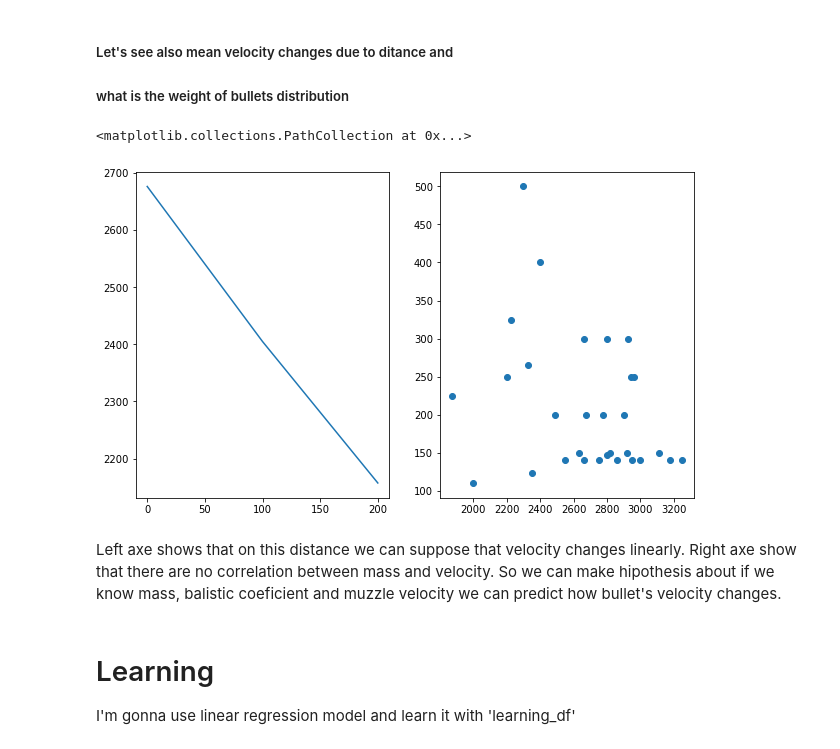
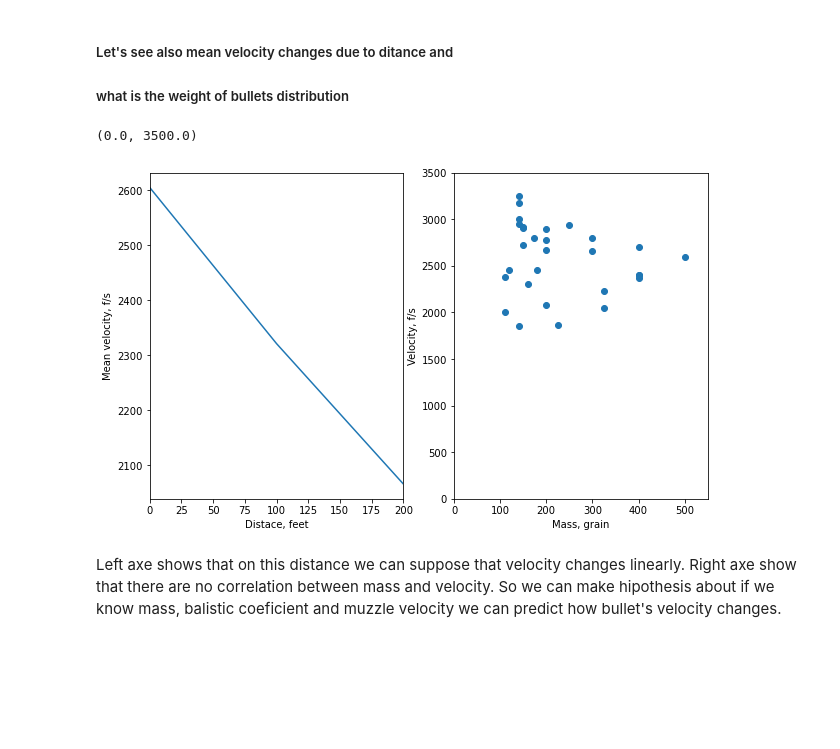
Before and after one commit to OstapVando/BALISTICS_analysis, a Jupyter notebook: main.ipynb, the cells around one changed output. Drawn from its saved outputs; the diff is of its cells as text; code cells hidden in the pictures; blank space fills up the shorter version.

```diff
--- a/main.ipynb
+++ b/main.ipynb
@@ -119,26 +122,36 @@ std =  427.37969336276444
 # %%
 #I create figure for plots
 figure = plt.figure(figsize=(10,6))
 
 #creating plots and locating them
 ax1 = figure.add_subplot(1, 2, 1)
 ax2 = figure.add_subplot(1,2,2)
 
-#filling the plots
+#data for plots
 mean_velocity = [mean_V0, mean_V100, mean_V200]
 distance = [0, 100, 200]
 
 mass = learning_df['Weight']
 V0 = learning_df['V0']
 
+#drawing the plots
 ax1.plot(distance, mean_velocity)
-ax2.scatter(V0, mass)
+ax2.scatter(mass, V0)
+
+#set labels
+ax1.set_xlabel('Distace, feet')
+ax1.set_ylabel('Mean velocity, f/s')
+
+ax2.set_xlabel('Mass, grain')
+ax2.set_ylabel('Velocity, f/s')
+
+#set axises
+ax1.set_xlim(0, 200)
+
+ax2.set_xlim(0,550)
+ax2.set_ylim(0, 3500)
 # %% [output]
-<matplotlib.collections.PathCollection at 0x...>
+(0.0, 3500.0)
-[figure, old version]
+[figure, new version]
 # %% [markdown]
 Left axe shows that on this distance we can suppose that velocity changes linearly. Right axe show that there are no correlation between mass and velocity. So we can make hipothesis about if we know mass, balistic coeficient and muzzle velocity we can predict how bullet's velocity changes.
-# %% [markdown]
-# Learning
-
-I'm gonna use linear regression model and learn it with 'learning_df'
```
Also changed, not shown: parts of 7 cells of this notebook.
